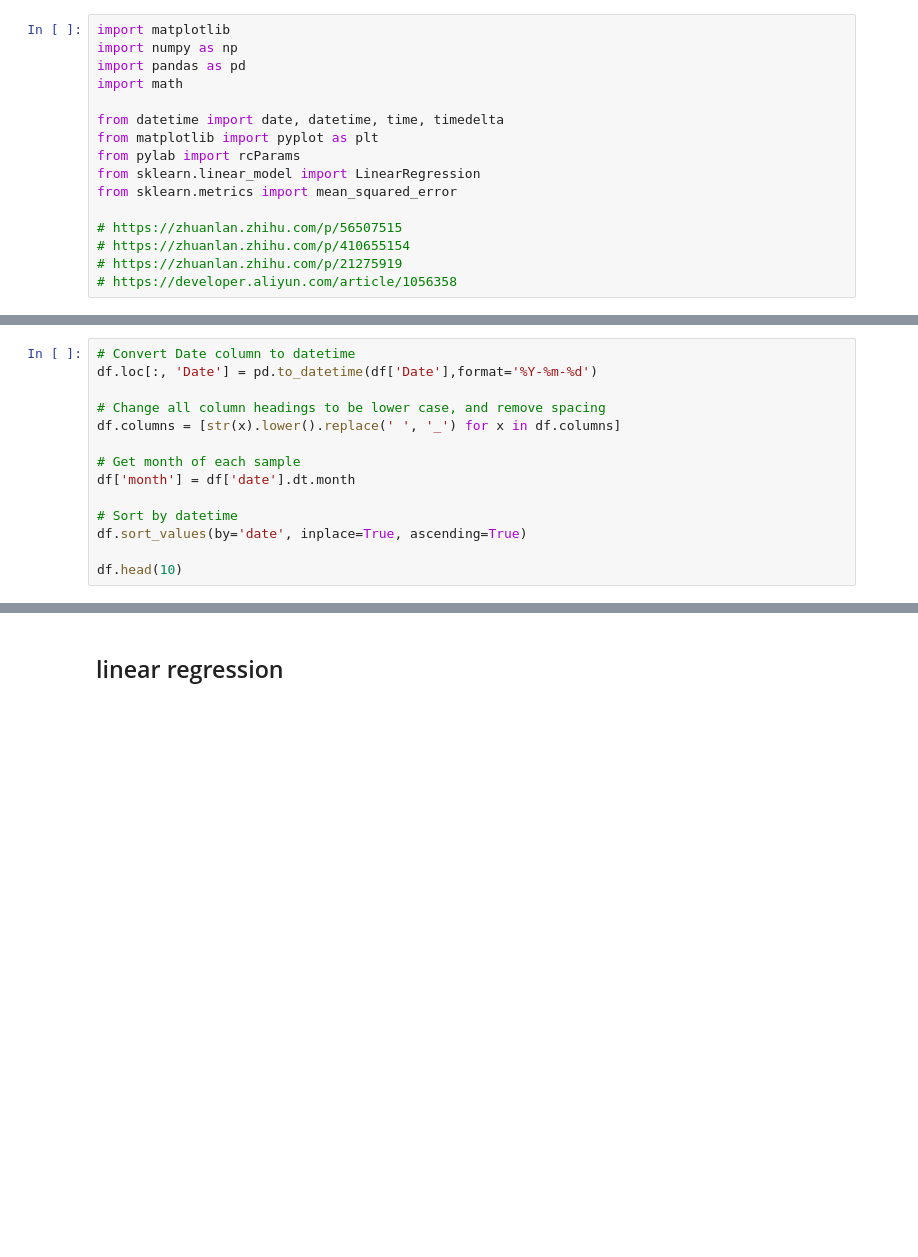
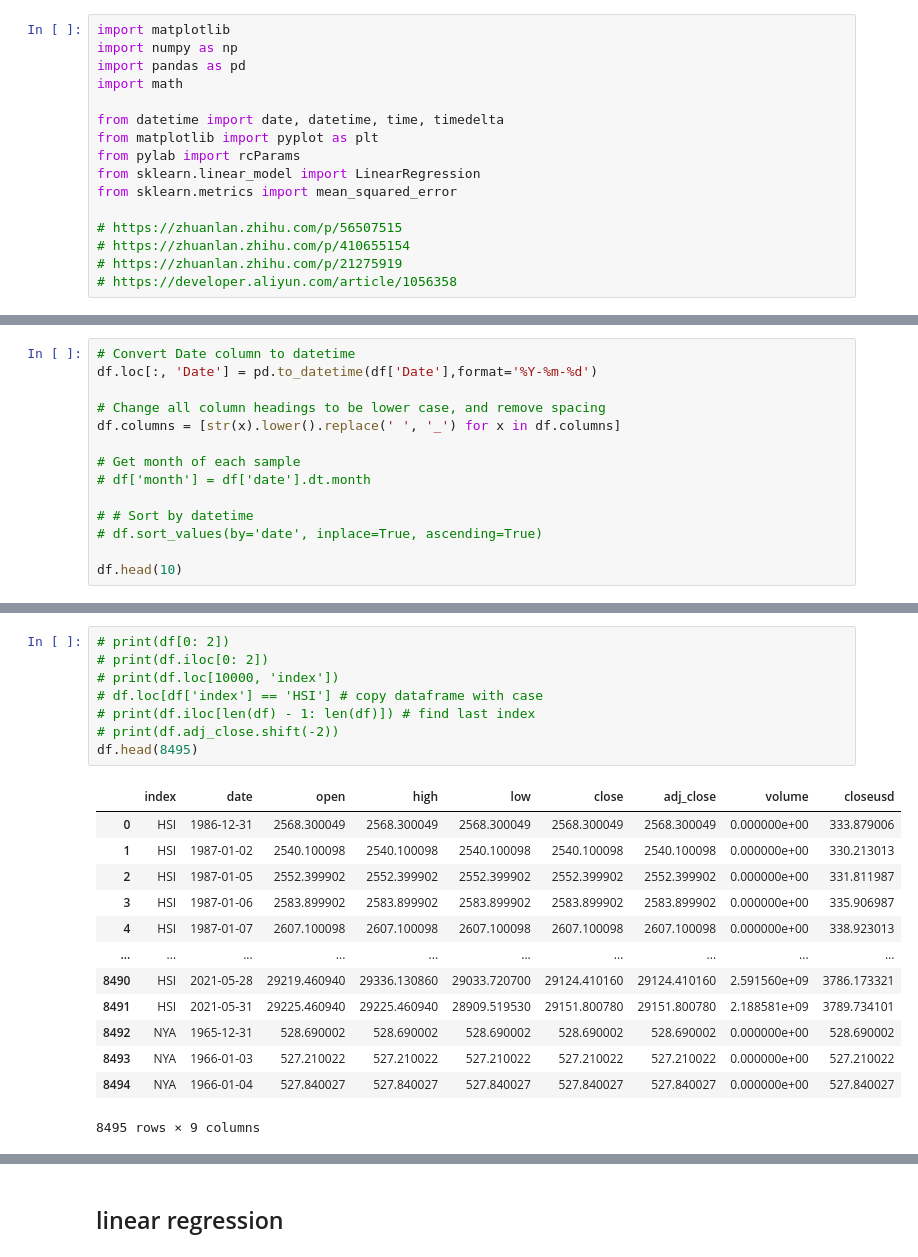
Before and after one commit to blue-debug/Security-van-evolutionary-algorithm, a Jupyter notebook: security/leaning from data.ipynb, the cells around one changed output, grey strips where cells are left out. Saved outputs shown, nothing was run; the diff lists cells and outputs as text; blank space fills up the shorter version.

```diff
--- a/security/leaning from data.ipynb
+++ b/security/leaning from data.ipynb
@@ -35,9 +45,9 @@ df.loc[:, 'Date'] = pd.to_datetime(df['Date'],format='%Y-%m-%d')
 df.columns = [str(x).lower().replace(' ', '_') for x in df.columns]
 
 # Get month of each sample
-df['month'] = df['date'].dt.month
+# df['month'] = df['date'].dt.month
 
-# Sort by datetime
-df.sort_values(by='date', inplace=True, ascending=True)
+# # Sort by datetime
+# df.sort_values(by='date', inplace=True, ascending=True)
 
 df.head(10)
@@ -49,0 +96,22 @@ ax.set_xlabel("date")
+# %%
+# print(df[0: 2])
+# print(df.iloc[0: 2])
+# print(df.loc[10000, 'index'])
+# df.loc[df['index'] == 'HSI'] # copy dataframe with case
+# print(df.iloc[len(df) - 1: len(df)]) # find last index
+# print(df.adj_close.shift(-2))
+df.head(8495)
+# %% [output]
+|  | index | date | open | high | low | close | adj_close | volume | closeusd |
+| 0 | HSI | 1986-12-31 | 2568.300049 | 2568.300049 | 2568.300049 | 2568.300049 | 2568.300049 | 0.000000e+00 | 333.879006 |
+| 1 | HSI | 1987-01-02 | 2540.100098 | 2540.100098 | 2540.100098 | 2540.100098 | 2540.100098 | 0.000000e+00 | 330.213013 |
+| 2 | HSI | 1987-01-05 | 2552.399902 | 2552.399902 | 2552.399902 | 2552.399902 | 2552.399902 | 0.000000e+00 | 331.811987 |
+| 3 | HSI | 1987-01-06 | 2583.899902 | 2583.899902 | 2583.899902 | 2583.899902 | 2583.899902 | 0.000000e+00 | 335.906987 |
+| 4 | HSI | 1987-01-07 | 2607.100098 | 2607.100098 | 2607.100098 | 2607.100098 | 2607.100098 | 0.000000e+00 | 338.923013 |
+| ... | ... | ... | ... | ... | ... | ... | ... | ... | ... |
+| 8490 | HSI | 2021-05-28 | 29219.460940 | 29336.130860 | 29033.720700 | 29124.410160 | 29124.410160 | 2.591560e+09 | 3786.173321 |
+| 8491 | HSI | 2021-05-31 | 29225.460940 | 29225.460940 | 28909.519530 | 29151.800780 | 29151.800780 | 2.188581e+09 | 3789.734101 |
+| 8492 | NYA | 1965-12-31 | 528.690002 | 528.690002 | 528.690002 | 528.690002 | 528.690002 | 0.000000e+00 | 528.690002 |
+| 8493 | NYA | 1966-01-03 | 527.210022 | 527.210022 | 527.210022 | 527.210022 | 527.210022 | 0.000000e+00 | 527.210022 |
+| 8494 | NYA | 1966-01-04 | 527.840027 | 527.840027 | 527.840027 | 527.840027 | 527.840027 | 0.000000e+00 | 527.840027 |
+8495 rows × 9 columns
```
Also changed, not shown: parts of 30 cells of this notebook.
